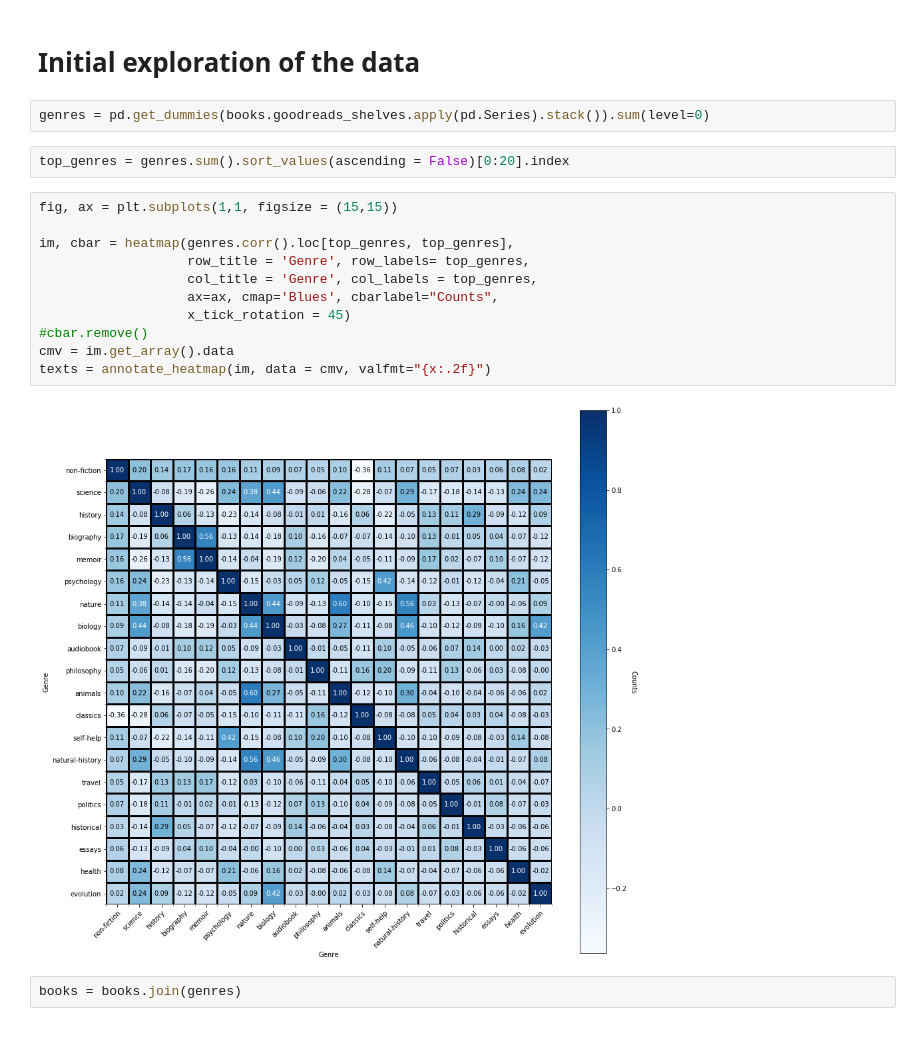
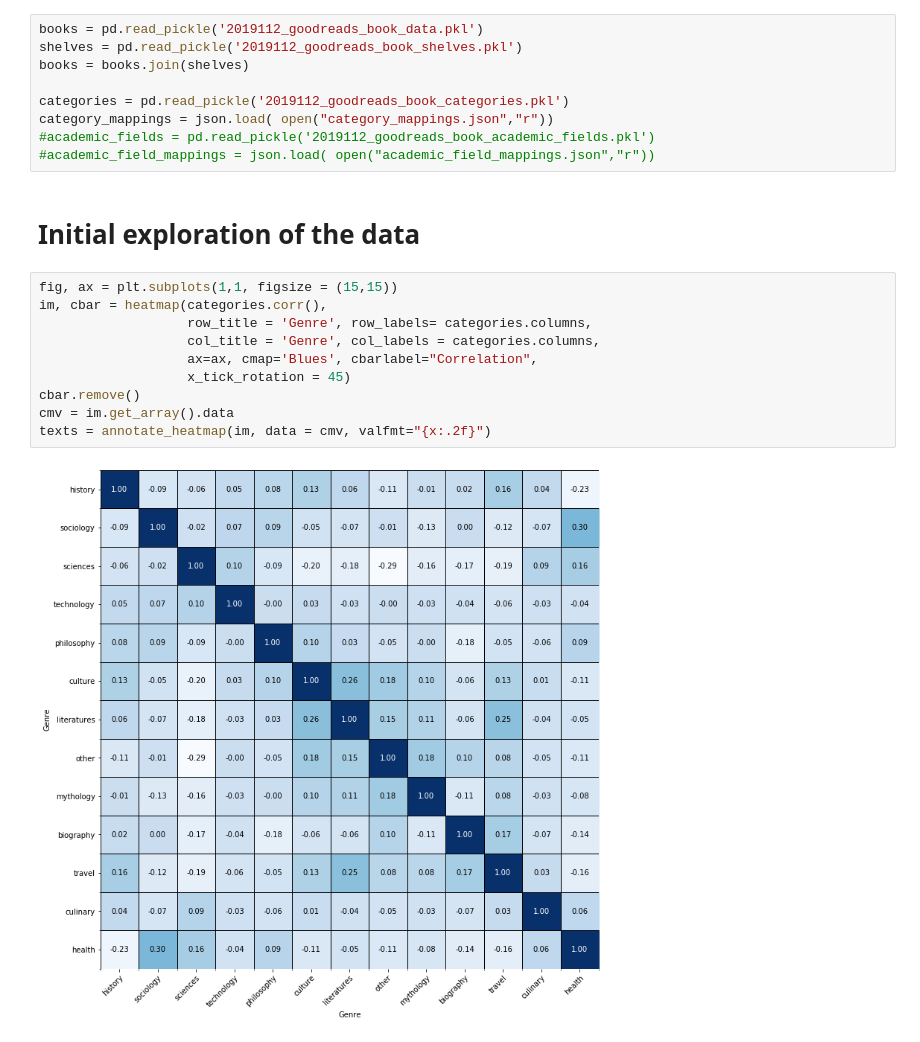
Before and after one commit to craig0a/reading_history_analysis, a Jupyter notebook: 1a - initial_exploration.ipynb, the cells around one changed output. Cells and saved outputs as stored; diff of their text form.

```diff
--- a/1a - initial_exploration.ipynb
+++ b/1a - initial_exploration.ipynb
@@ -14,21 +13,23 @@ books = pd.read_pickle('2019112_goodreads_book_data.pkl')
+# %%
+books = pd.read_pickle('2019112_goodreads_book_data.pkl')
+shelves = pd.read_pickle('2019112_goodreads_book_shelves.pkl')
+books = books.join(shelves)
+
+categories = pd.read_pickle('2019112_goodreads_book_categories.pkl')
+category_mappings = json.load( open("category_mappings.json","r"))
+#academic_fields = pd.read_pickle('2019112_goodreads_book_academic_fields.pkl')
+#academic_field_mappings = json.load( open("academic_field_mappings.json","r"))
 # %% [markdown]
 # Initial exploration of the data
-# %%
-genres = pd.get_dummies(books.goodreads_shelves.apply(pd.Series).stack()).sum(level=0)
-# %%
-top_genres = genres.sum().sort_values(ascending = False)[0:20].index
 # %%
 fig, ax = plt.subplots(1,1, figsize = (15,15))
-
-im, cbar = heatmap(genres.corr().loc[top_genres, top_genres],
-                   row_title = 'Genre', row_labels= top_genres,
-                   col_title = 'Genre', col_labels = top_genres,
-                   ax=ax, cmap='Blues', cbarlabel="Counts",
+im, cbar = heatmap(categories.corr(),
+                   row_title = 'Genre', row_labels= categories.columns,
+                   col_title = 'Genre', col_labels = categories.columns,
+                   ax=ax, cmap='Blues', cbarlabel="Correlation",
                    x_tick_rotation = 45)
-#cbar.remove()
+cbar.remove()
 cmv = im.get_array().data
 texts = annotate_heatmap(im, data = cmv, valfmt="{x:.2f}")
 # %% [output]
-[figure, old version]
+[figure, new version]
-# %%
-books = books.join(genres)
```
Also changed, not shown: parts of 16 cells of this notebook, 6 other files.
